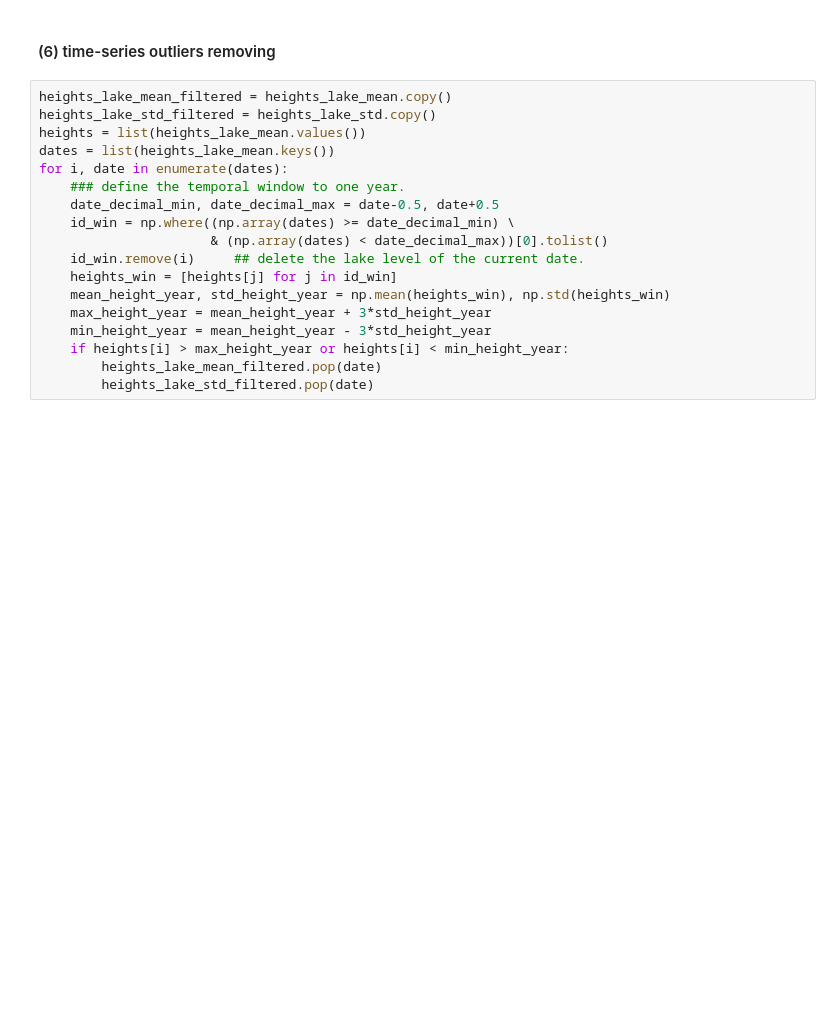
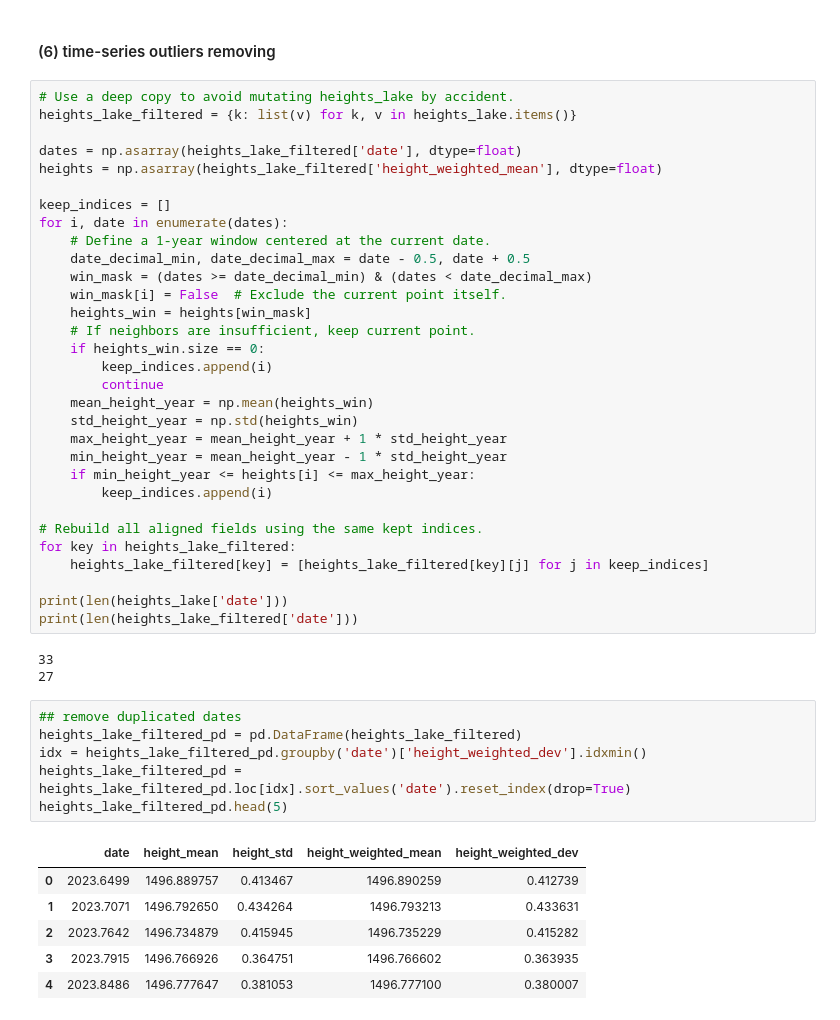
Before and after one commit to xinluo2018/Yunnan-Surface-Water, a Jupyter notebook: notebooks/3_swot_pixc_proc.ipynb, the cells around one changed output. Saved outputs shown, nothing was run; the diff lists cells and outputs as text; blank space fills up the shorter version.

```diff
--- a/notebooks/3_swot_pixc_proc.ipynb
+++ b/notebooks/3_swot_pixc_proc.ipynb
@@ -208,22 +214,51 @@ for i, path in enumerate(paths_file):
 # %% [markdown]
 #### (6) time-series outliers removing
-# %%
-heights_lake_mean_filtered = heights_lake_mean.copy()
-heights_lake_std_filtered = heights_lake_std.copy()
-heights = list(heights_lake_mean.values())
-dates = list(heights_lake_mean.keys())
-for i, date in enumerate(dates):
-    ### define the temporal window to one year.
-    date_decimal_min, date_decimal_max = date-0.5, date+0.5
-    id_win = np.where((np.array(dates) >= date_decimal_min) \
-                      & (np.array(dates) < date_decimal_max))[0].tolist()
-    id_win.remove(i)     ## delete the lake level of the current date.
-    heights_win = [heights[j] for j in id_win]
-    mean_height_year, std_height_year = np.mean(heights_win), np.std(heights_win)
-    max_height_year = mean_height_year + 3*std_height_year
-    min_height_year = mean_height_year - 3*std_height_year
-    if heights[i] > max_height_year or heights[i] < min_height_year:
-        heights_lake_mean_filtered.pop(date)
-        heights_lake_std_filtered.pop(date)
+# %%
+# Use a deep copy to avoid mutating heights_lake by accident.
+heights_lake_filtered = {k: list(v) for k, v in heights_lake.items()}
+
+dates = np.asarray(heights_lake_filtered['date'], dtype=float)
+heights = np.asarray(heights_lake_filtered['height_weighted_mean'], dtype=float)
+
+keep_indices = []
+for i, date in enumerate(dates):
+    # Define a 1-year window centered at the current date.
+    date_decimal_min, date_decimal_max = date - 0.5, date + 0.5
+    win_mask = (dates >= date_decimal_min) & (dates < date_decimal_max)
+    win_mask[i] = False  # Exclude the current point itself.
+    heights_win = heights[win_mask]
+    # If neighbors are insufficient, keep current point.
+    if heights_win.size == 0:
+        keep_indices.append(i)
+        continue
+    mean_height_year = np.mean(heights_win)
+    std_height_year = np.std(heights_win)
+    max_height_year = mean_height_year + 1 * std_height_year
+    min_height_year = mean_height_year - 1 * std_height_year
+    if min_height_year <= heights[i] <= max_height_year:
+        keep_indices.append(i)
+
+# Rebuild all aligned fields using the same kept indices.
+for key in heights_lake_filtered:
+    heights_lake_filtered[key] = [heights_lake_filtered[key][j] for j in keep_indices]
+
+print(len(heights_lake['date']))
+print(len(heights_lake_filtered['date']))
+# %% [output]
+33
+27
+# %%
+## remove duplicated dates
+heights_lake_filtered_pd = pd.DataFrame(heights_lake_filtered)
+idx = heights_lake_filtered_pd.groupby('date')['height_weighted_dev'].idxmin()
+heights_lake_filtered_pd = heights_lake_filtered_pd.loc[idx].sort_values('date').reset_index(drop=True)
+heights_lake_filtered_pd.head(5)
+# %% [output]
+|  | date | height_mean | height_std | height_weighted_mean | height_weighted_dev |
+| 0 | 2023.6499 | 1496.889757 | 0.413467 | 1496.890259 | 0.412739 |
+| 1 | 2023.7071 | 1496.792650 | 0.434264 | 1496.793213 | 0.433631 |
+| 2 | 2023.7642 | 1496.734879 | 0.415945 | 1496.735229 | 0.415282 |
+| 3 | 2023.7915 | 1496.766926 | 0.364751 | 1496.766602 | 0.363935 |
+| 4 | 2023.8486 | 1496.777647 | 0.381053 | 1496.777100 | 0.380007 |
 # %%
 fig, ax = plt.subplots(1,1,figsize=(12,4))
```
Also changed, not shown: parts of 13 cells of this notebook, 30 other files.
